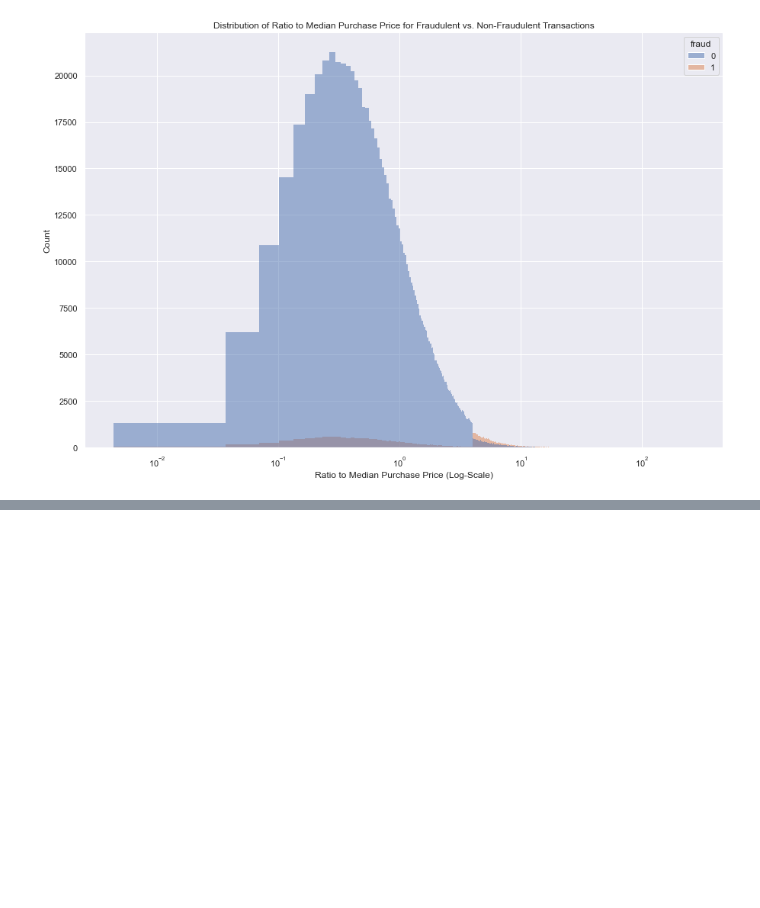
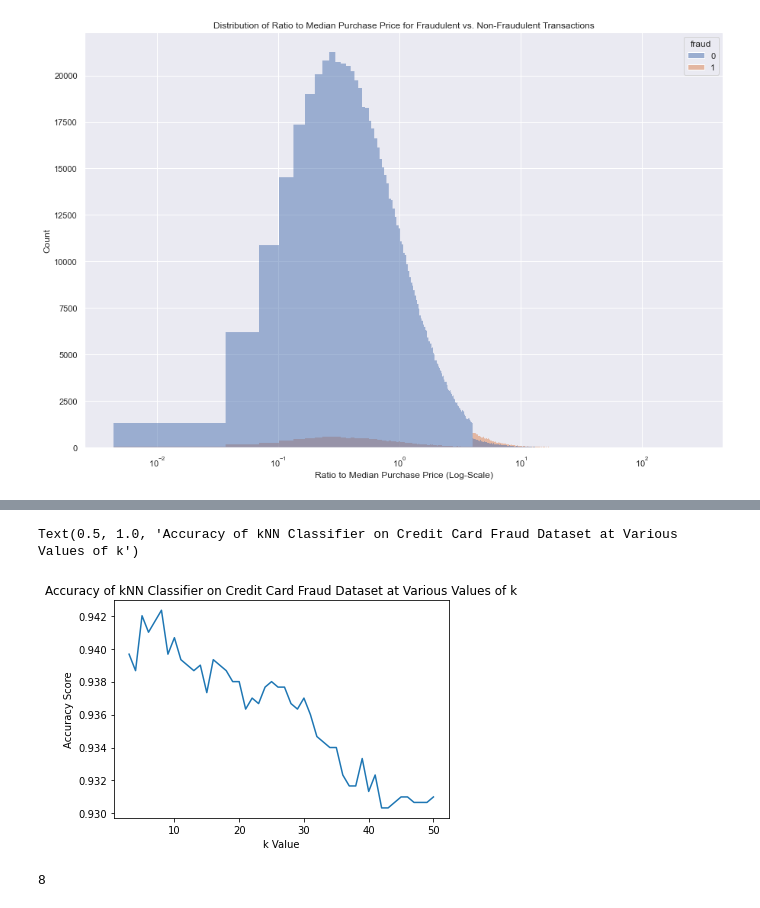
Before and after one commit to Sreevatsa03/credit-card-fraud-detection, a Jupyter notebook: card.ipynb, the cells around one changed output, grey strips where cells are left out. Saved outputs shown, nothing was run; the diff lists cells and outputs as text; code cells hidden in the pictures; blank space fills up the shorter version.

```diff
--- a/card_EDA.ipynb
+++ b/card.ipynb
@@ -145,0 +191,36 @@ plt.xlabel('Ratio to Median Purchase Price (Log-Scale)')
+# %%
+# split training and testing data
+X_train, X_test, y_train, y_test = train_test_split(X,
+                                                    y,
+                                                    test_size=0.3,
+                                                    random_state=7,
+                                                    stratify=y
+                                                    )
+
+ks = list(range(3, 51))
+accs = []
+
+for k in ks:
+    # use random k value and classify
+    knn = KNeighborsClassifier(n_neighbors=k)
+    knn.fit(X_train, y_train)
+
+    # append acc to list for plotting
+    accs.append(knn.score(X_test, y_test))
+
+sns.lineplot(x=ks, y=accs)
+plt.xlabel('k Value')
+plt.ylabel('Accuracy Score')
+plt.title('Accuracy of kNN Classifier on Credit Card Fraud Dataset at Various Values of k')
+# %% [output]
+Text(0.5, 1.0, 'Accuracy of kNN Classifier on Credit Card Fraud Dataset at Various Values of k')
+[figure, added]
+# %%
+# get best k value
+max_acc = accs.index(max(accs))
+
+best_k = ks[max_acc]
+
+print(best_k)
+# %% [output]
+8
```
Also changed, not shown: parts of 8 cells of this notebook.
